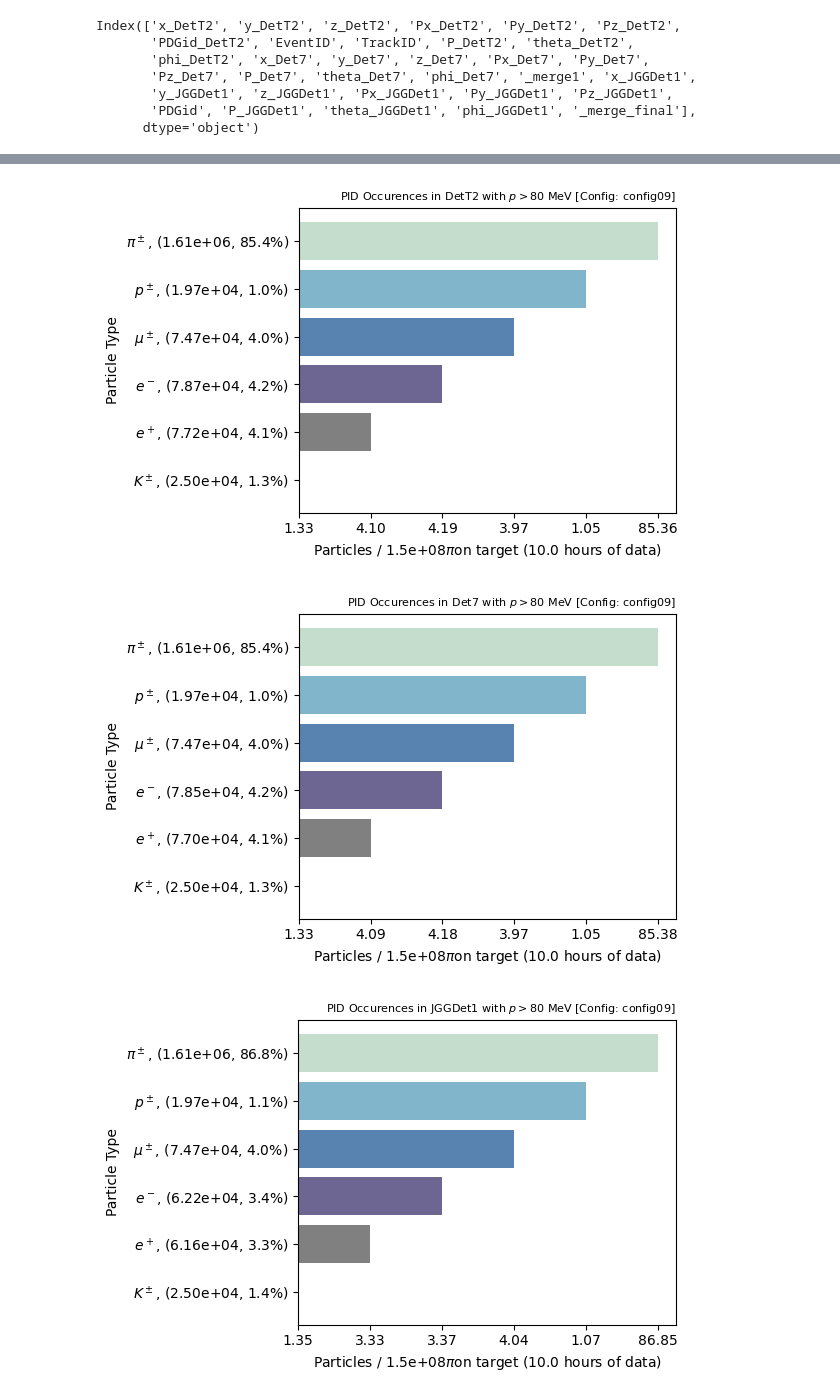
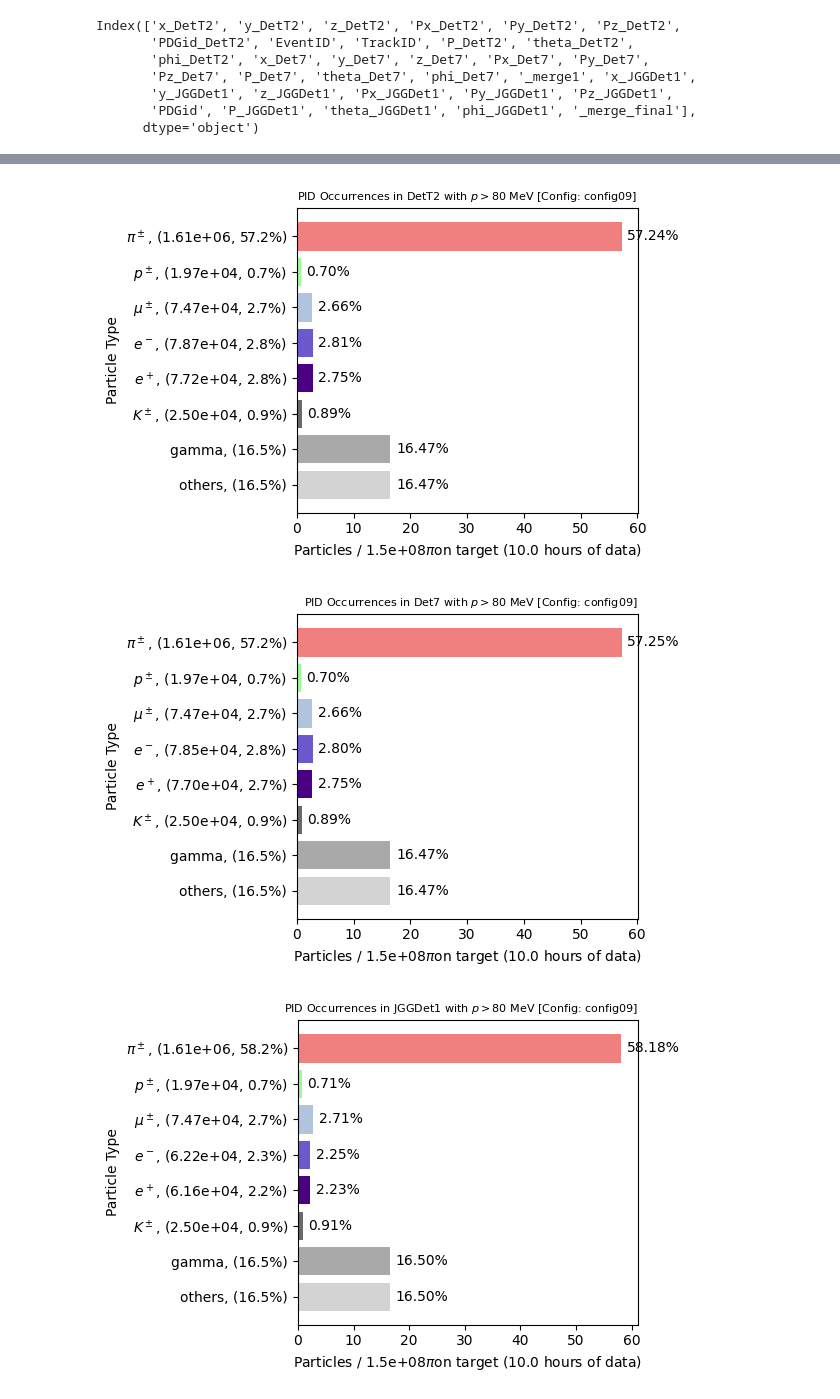
Before and after one commit to ArCS-FNAL/beamline, a Jupyter notebook: Analysis/BeamlineAna-G4BLSimple_Task1.ipynb, the cells around one changed output, grey strips where cells are left out. Cells and saved outputs as stored; diff of their text form; code cells hidden in the pictures.

```diff
--- a/Analysis/BeamlineAna-G4BLSimple_Task1.ipynb
+++ b/Analysis/BeamlineAna-G4BLSimple_Task1.ipynb
@@ -224,8 +227,8 @@ def get_values_labels(df, det='JGGDet1', variable='p', p_cut=80):
     gamma = var[np.abs(pdg)==22]
 
     values = [
-        # others,
-        # gamma,
+        others,
+        gamma,
         kaons,
         positrons,
         electrons,
@@ -235,12 +238,12 @@ def get_values_labels(df, det='JGGDet1', variable='p', p_cut=80):
     ]
 
     tot = len(kaons) + len(electrons) + len(positrons) + len(muons) + len(protons) + len(pions)
-    # tot += len(others)
-    # tot += len(gamma)
+    tot += len(others)
+    tot += len(gamma)
 
     labels = [
-        # 'others' + f', ({len(others) / tot * 100:.1f}%)',
-        # 'gamma' + f', ({len(gamma) / tot * 100:.1f}%)',
+        'others' + f', ({len(others) / tot * 100:.1f}%)',
+        'gamma' + f', ({len(gamma) / tot * 100:.1f}%)',
         r'$K^\pm$' + f', ({len(kaons):.2e}, {len(kaons) / tot * 100:.1f}%)',
         r'$e^+$' + f', ({len(positrons):.2e}, {len(positrons) / tot * 100:.1f}%)',
         r'$e^-$' + f', ({len(electrons):.2e}, {len(electrons) / tot * 100:.1f}%)',
@@ -338,28 +380,37 @@ for det in det_list:
 # %%
 for det in det_list:
 
-    values, labels = get_values_labels(df, det, 'p', 80)
+    values, labels = get_values_labels(df, det, 'p', p_cut)
 
-    #creating a single figure for PID
+    # Creating a single figure for PID
     fig, ax = plt.subplots(figsize=(6,4))
 
-    #occurences for each PID
+    # Occurrences for each PID
     counts = [len(v) for v in values]
     total_count = sum(counts)
 
-    percentages = [f'{(count / total_count) * 100:.2f}' for count in counts]
+    if total_count == 0:
+        # Handle division by zero case
+        percentages = [0] * len(counts)
+    else:
+        percentages = [(count / total_count) * 100 for count in counts]
 
-    # create bar plot with particle counts and their types
+    # Create bar plot with particle counts and their types
     ax.barh(labels, percentages, color=colors)
 
-    #set labels and title
+    # Set labels and title
     ax.set_xlabel(f'Particles / {n_pions:.1e}' + r'$\pi$' + f'on target ({n_hours} hours of data)')
     ax.set_ylabel('Particle Type')
-    ax.set_title(f'PID Occurences in {det} with $p > {p_cut}$ MeV [Config: {config}]', loc='right', fontsize=8)
+    ax.set_title(f'PID Occurrences in {det} with $p > {p_cut}$ MeV [Config: {config}]', loc='right', fontsize=8)
+
+    # Optionally add value labels on the bars
+    for i, v in enumerate(percentages):
+        ax.text(v + 1, i, f'{v:.2f}%', color='black', va='center')
 
     fig.tight_layout()
     fig.savefig(_save_dir + f'pid_g4blsimpleT_df_{config}_det{det}.jpg')
+    plt.show()
 # %% [output]
-[figure, old version]
+[figure, new version]
-[figure, old version]
+[figure, new version]
-[figure, old version]
+[figure, new version]
```
Also changed, not shown: parts of 9 cells of this notebook.
